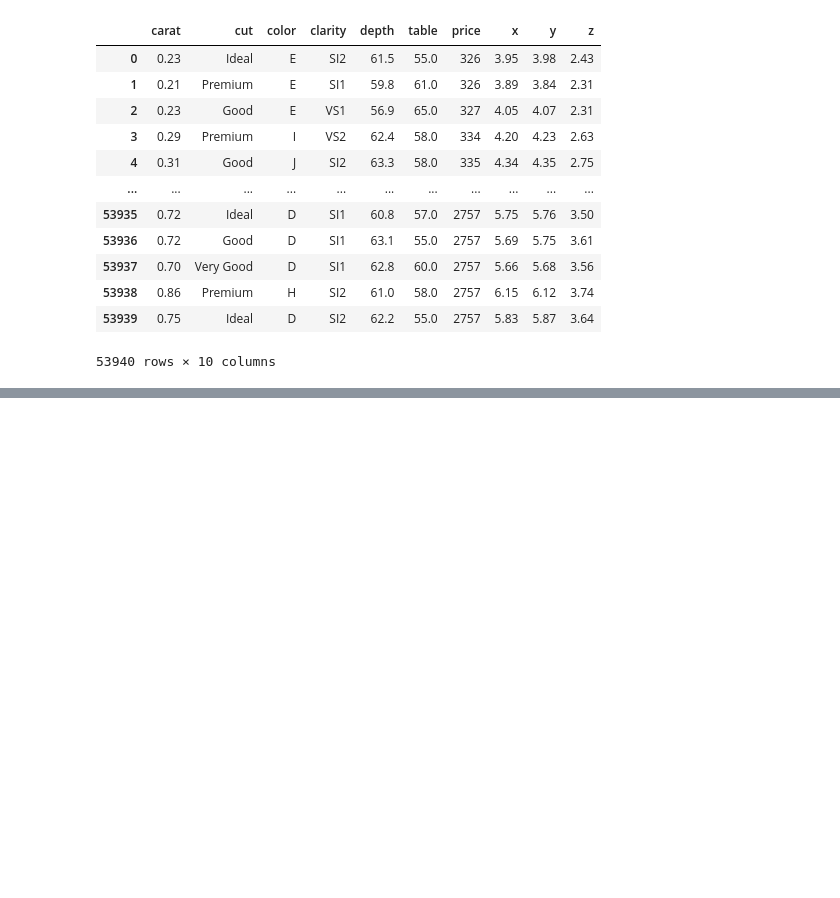
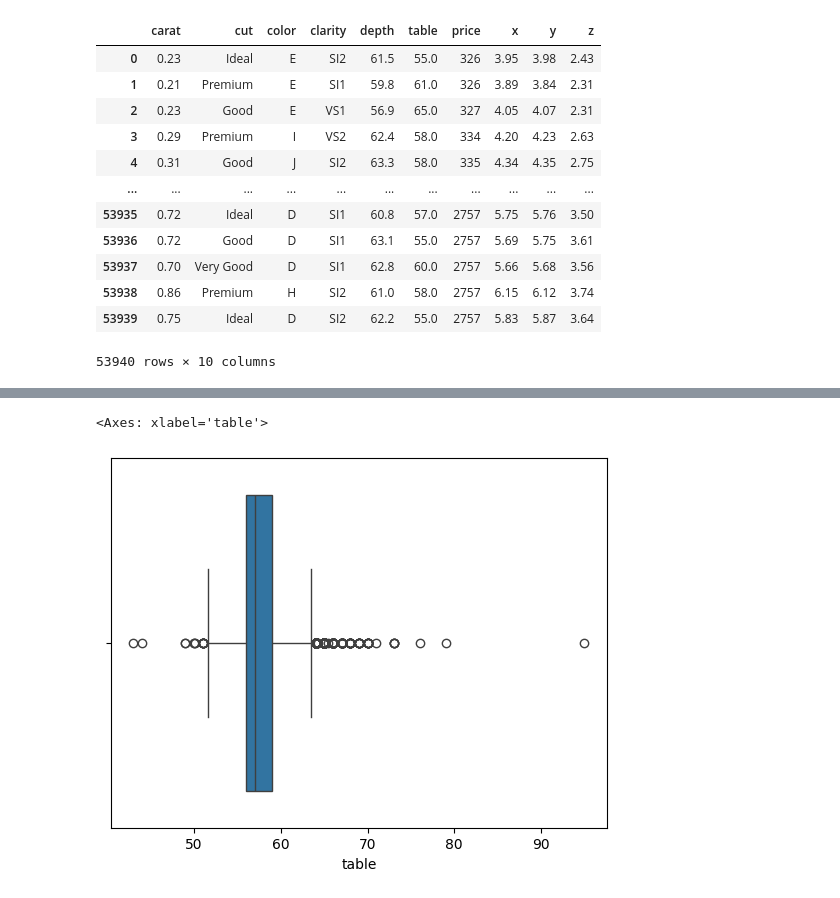
Before and after one commit to itrinia/DicodingMLOps-predictive-analytics, a Jupyter notebook: Predictive_Analytics.ipynb, the cells around one changed output, grey strips where cells are left out. Drawn from its saved outputs; the diff is of its cells as text; code cells hidden in the pictures; blank space fills up the shorter version.

```diff
--- a/Predictive_Analytics.ipynb
+++ b/Predictive_Analytics.ipynb
@@ -34,0 +115,5 @@ diamonds
+# %%
+sns.boxplot(x=diamonds['table'])
+# %% [output]
+<Axes: xlabel='table'>
+[figure, added]
```
Also changed, not shown: parts of 41 cells of this notebook.
